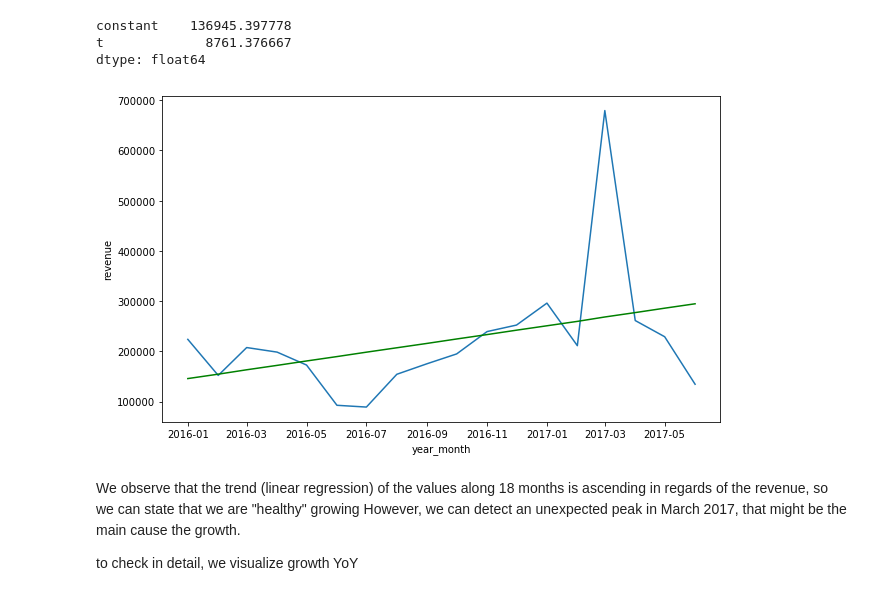
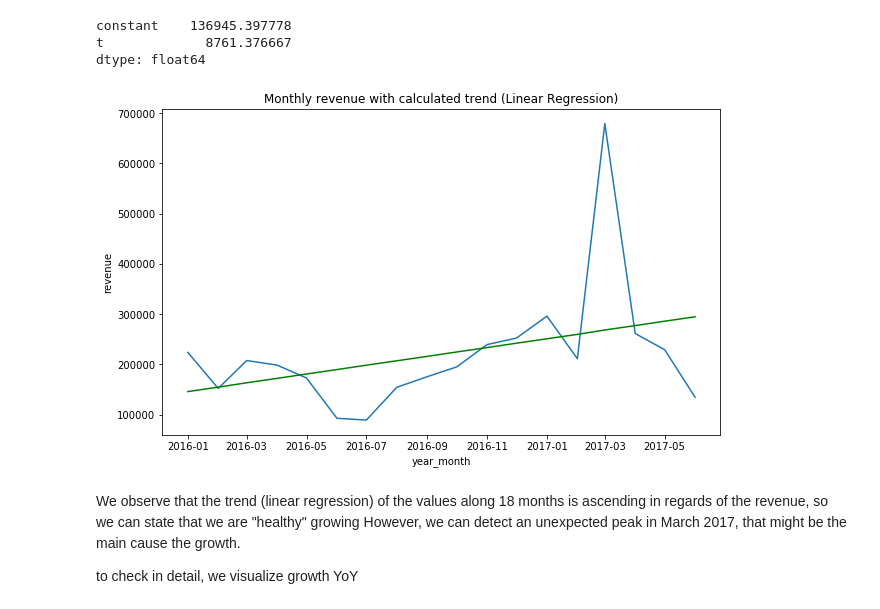
Before and after one commit to ivanlopezlobato/training, a Jupyter notebook: 10_business_cases/business_case.ipynb, the cells around one changed output. Cells and saved outputs as stored; diff of their text form; code cells hidden in the pictures.

```diff
--- a/10_business_cases/business_case.ipynb
+++ b/10_business_cases/business_case.ipynb
@@ -375,12 +579,13 @@ monthly_revenue_pred = monthly_revenue_pred.assign(predicted_revenue=(results.pa
 # %%
 fig, ax = plt.subplots(figsize=(10,6))
 sns.lineplot(data=monthly_revenue_pred.loc["2016-01-01":"2017-06-01"],
              x=monthly_revenue_pred.loc["2016-01-01":"2017-06-01"].index,
              y="revenue",
              ax=ax);
-ax.plot(monthly_revenue_pred.loc["2016-01-01":"2017-06-01", "predicted_revenue"], color="green");
+ax.plot(monthly_revenue_pred.loc["2016-01-01":"2017-06-01", "predicted_revenue"], color="green")
+ax.title.set_text("Monthly revenue with calculated trend (Linear Regression)");
 # %% [output]
-[figure, old version]
+[figure, new version]
 # %% [markdown]
 We observe that the trend (linear regression) of the values along 18 months is ascending in regards of the revenue, so we can state that we are "healthy" growing
 However, we can detect an unexpected peak in March 2017, that might be the main cause the growth.
```
Also changed, not shown: parts of 40 cells of this notebook.
